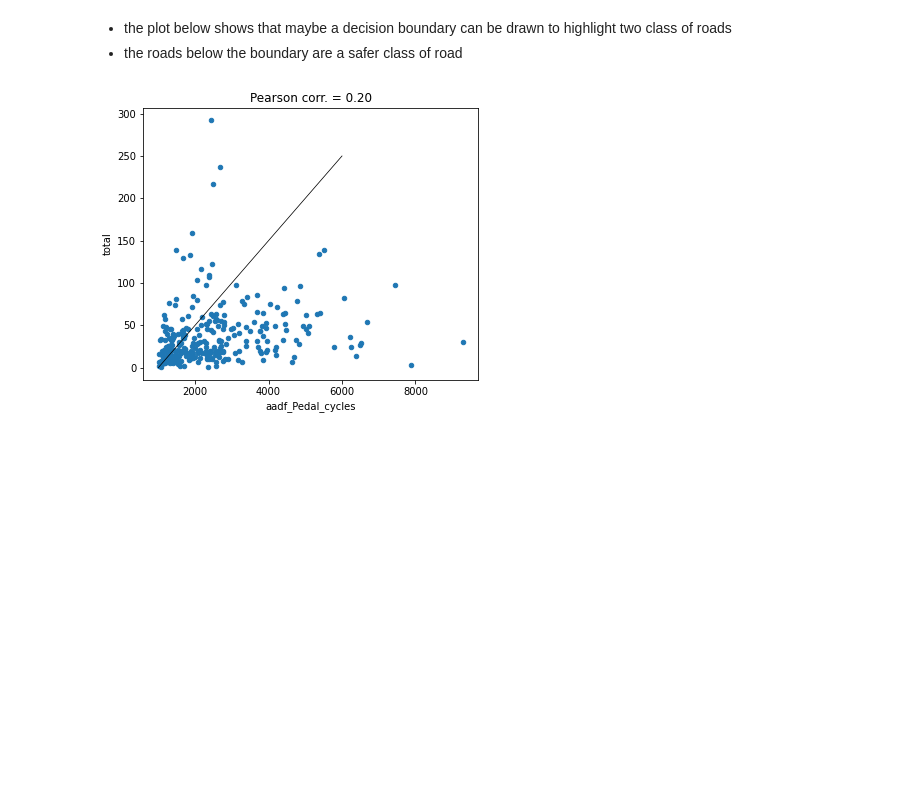
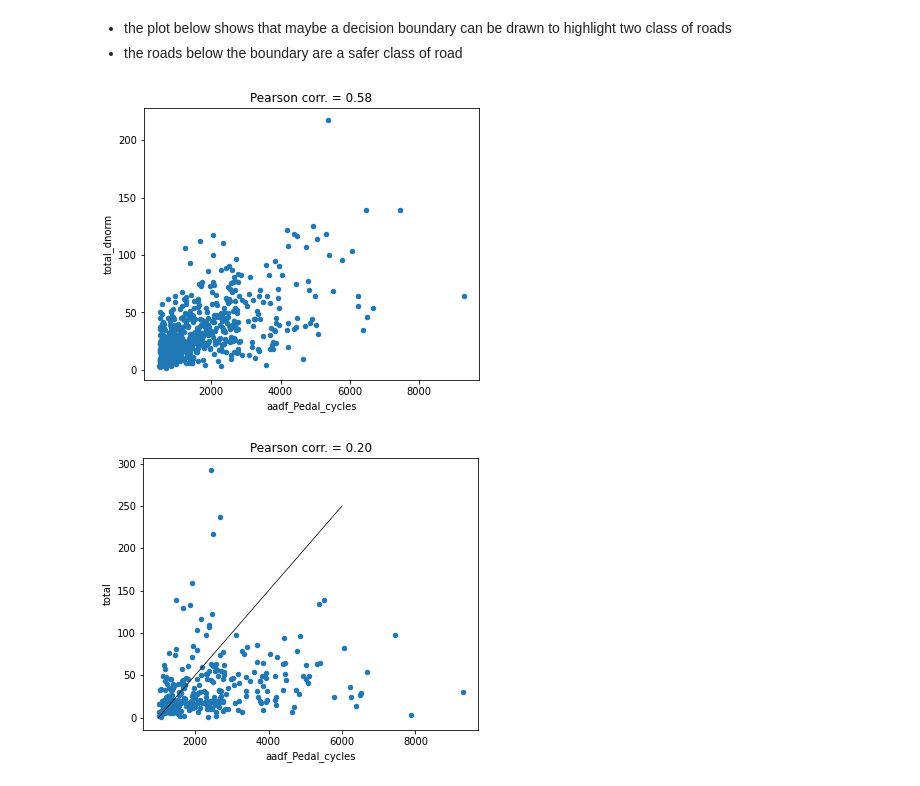
Before and after one commit to dtuthill/erdos_project, a Jupyter notebook: Greg_Analysis/df_road_analysis.ipynb, the cells around one changed output. Drawn from its saved outputs; the diff is of its cells as text; code cells hidden in the pictures; blank space fills up the shorter version.

```diff
--- a/Greg_Analysis/df_road_analysis.ipynb
+++ b/Greg_Analysis/df_road_analysis.ipynb
@@ -167,6 +212,24 @@ plt.show()
 # %% [markdown]
 - the plot below shows that maybe a decision boundary can be drawn to highlight two class of roads
 - the roads below the boundary are a safer class of road
+# %%
+#scatter plot of total accidents vs. bike volume. Show pearson correlation
+
+fig,ax = plt.subplots(figsize=(6,5))
+
+b = 20/1000
+
+xplt = np.linspace(1000,6000)
+yplt = b*(xplt-1000)
+
+df_road_sub.plot.scatter('aadf_Pedal_cycles','total_dnorm',ax=ax)
+pear_corr = df_road_sub[['total_dnorm','aadf_Pedal_cycles']].corr()
+ax.set_title('Pearson corr. = %.2f'%pear_corr.loc['total_dnorm','aadf_Pedal_cycles'])
+#ax.plot(xplt,yplt,color='black',linewidth=0.75)
+
+plt.show()
+# %% [output]
+[figure, added]
 # %%
 #scatter plot of total accidents vs. bike volume. Show pearson correlation
 
```
Also changed, not shown: parts of 17 cells of this notebook, 2 other files.
